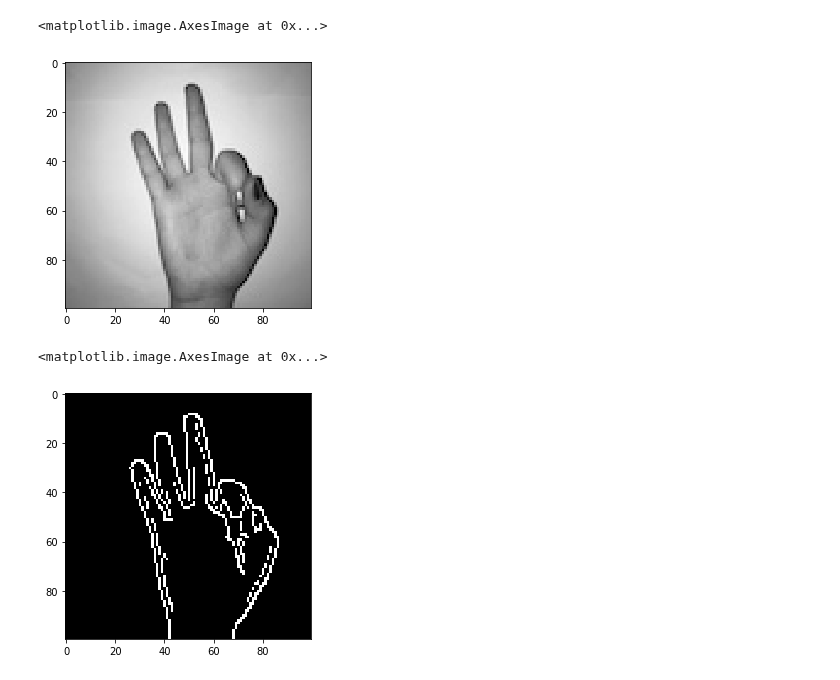
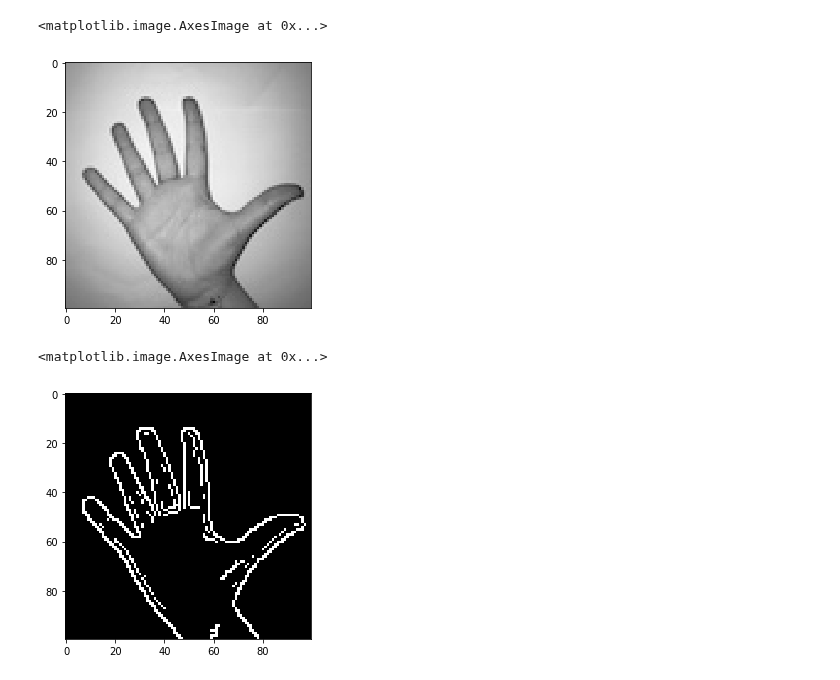
Before and after one commit to Bermewda/Sign-Language-recognition, a Jupyter notebook: Finger_recognize.ipynb, the cells around one changed output. Cells and saved outputs as stored; diff of their text form; code cells hidden in the pictures.

```diff
--- a/Finger_recognize.ipynb
+++ b/Finger_recognize.ipynb
@@ -5,19 +6,18 @@ from skimage.io import imread
 from skimage.io import imshow
 %matplotlib inline
 # %%
-img = cv2.imread('example_9.jpg')
+img = cv2.imread('example_5.jpg')
 img_gray = cv2.cvtColor(img,cv2.COLOR_BGR2GRAY)
 imshow(img)
 imshow(img_gray)
 # %% [output]
 <matplotlib.image.AxesImage at 0x...>
-[figure, old version]
+[figure, new version]
 # %%
 edges = cv2.Canny(img_gray,100,200)
-ret,thresh = cv2.threshold(edges,150,255,cv2.THRESH_BINARY)
-
-imshow(thresh)
+#ret,thresh = cv2.threshold(edges,150,255,cv2.THRESH_BINARY)
+imshow(edges)
 # %% [output]
 <matplotlib.image.AxesImage at 0x...>
-[figure, old version]
+[figure, new version]
 # %%
```
Also changed, not shown: parts of 6 cells of this notebook.
